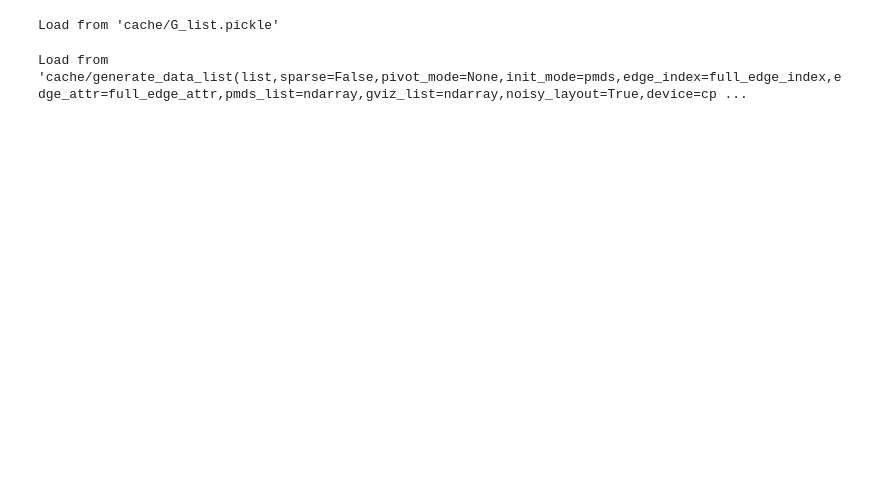
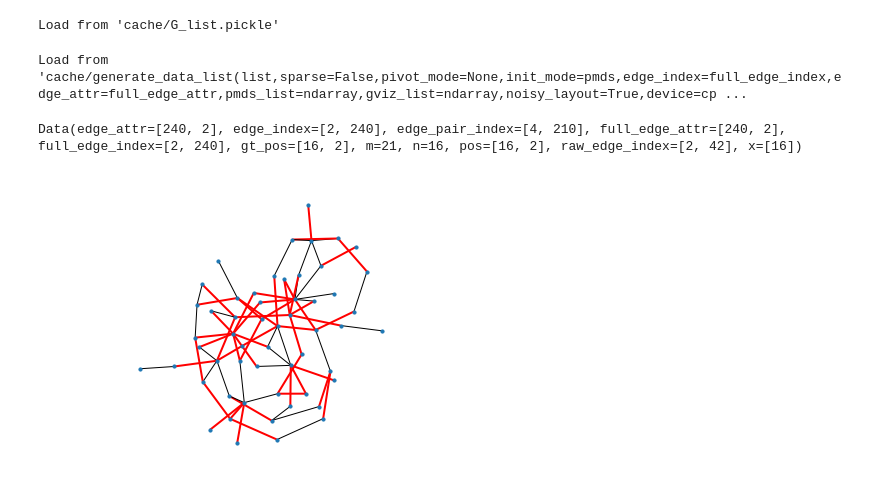
Before and after one commit to zhenxingCui/deepgd, a Jupyter notebook: compute_edge_xing.ipynb, the cells around one changed output. Cells and saved outputs as stored; diff of their text form; code cells hidden in the pictures; blank space fills up the shorter version.

```diff
--- a/compute_edge_xing.ipynb
+++ b/compute_edge_xing.ipynb
@@ -30,0 +33,4 @@ Load from 'cache/generate_data_list(list,sparse=False,pivot_mode=None,init_mode=
+# %%
+data_list[0]
+# %% [output]
+Data(edge_attr=[240, 2], edge_index=[2, 240], edge_pair_index=[4, 210], full_edge_attr=[240, 2], full_edge_index=[2, 240], gt_pos=[16, 2], m=21, n=16, pos=[16, 2], raw_edge_index=[2, 42], x=[16])
@@ -30,0 +48,7 @@ Load from 'cache/generate_data_list(list,sparse=False,pivot_mode=None,init_mode=
+# %%
+graph_vis(G_list[idx], data_list[idx].gt_pos,
+          highlight_edge=bentley_ottmann_xing(G_list[idx], data_list[idx].gt_pos),
+          with_labels=False,
+          node_size=10)
+# %% [output]
+[figure, added]
```
Also changed, not shown: parts of 12 cells of this notebook, 16 other files.
